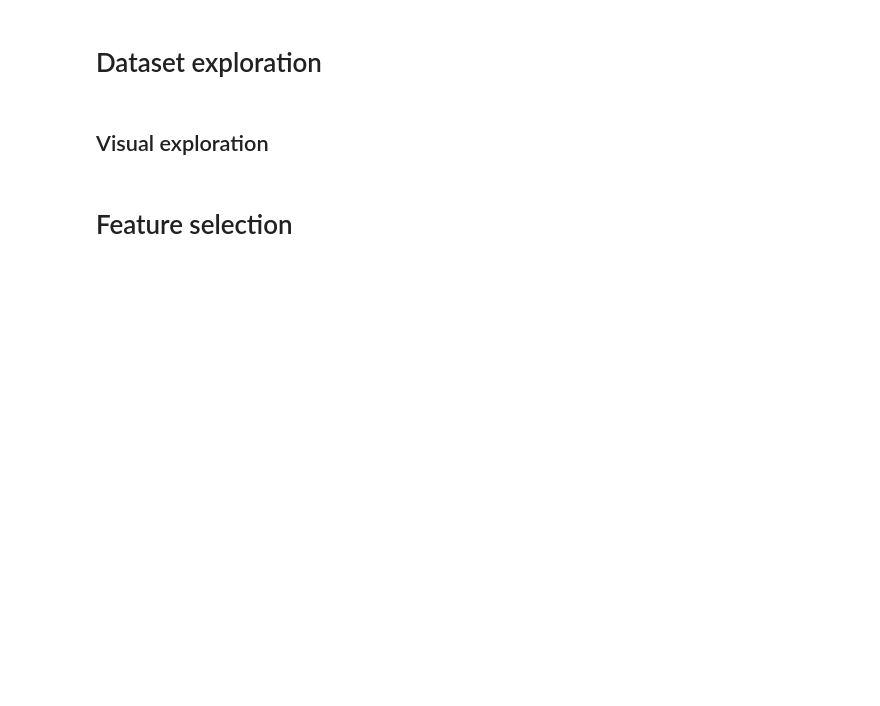
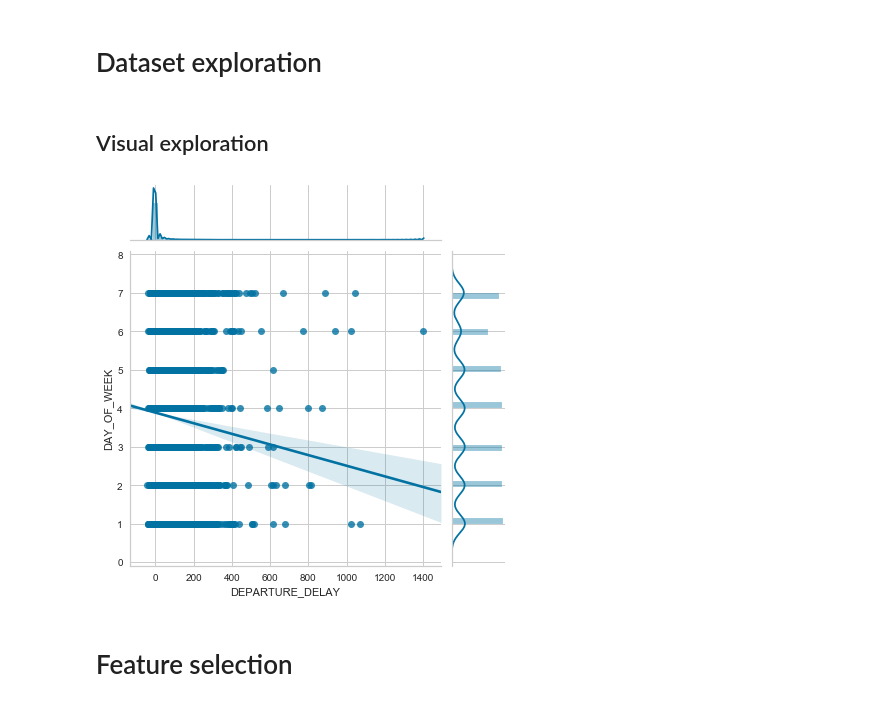
Before and after one commit to petehumphries/Flatiron_Project_5, a Jupyter notebook: PH_flight_delays_and_cancellations_ETL.ipynb, the cells around one changed output. Saved outputs shown, nothing was run; the diff lists cells and outputs as text; code cells hidden in the pictures; blank space fills up the shorter version.

```diff
--- a/PH_flight_delays_and_cancellations_ETL.ipynb
+++ b/PH_flight_delays_and_cancellations_ETL.ipynb
@@ -164,4 +150,6 @@ Index(['MONTH', 'DAY', 'DAY_OF_WEEK', 'AIRLINE', 'FLIGHT_NUMBER',
 # %% [markdown]
 ## Visual exploration
 # %%
-# sns.jointplot('DEPARTURE_DELAY', 'SCHEDULED_DEPARTURE', data=df, kind='reg');
+sns.jointplot('DEPARTURE_DELAY','DAY_OF_WEEK', data=df, kind='reg');
+# %% [output]
+[figure, added]
```
Also changed, not shown: parts of 78 cells of this notebook.
